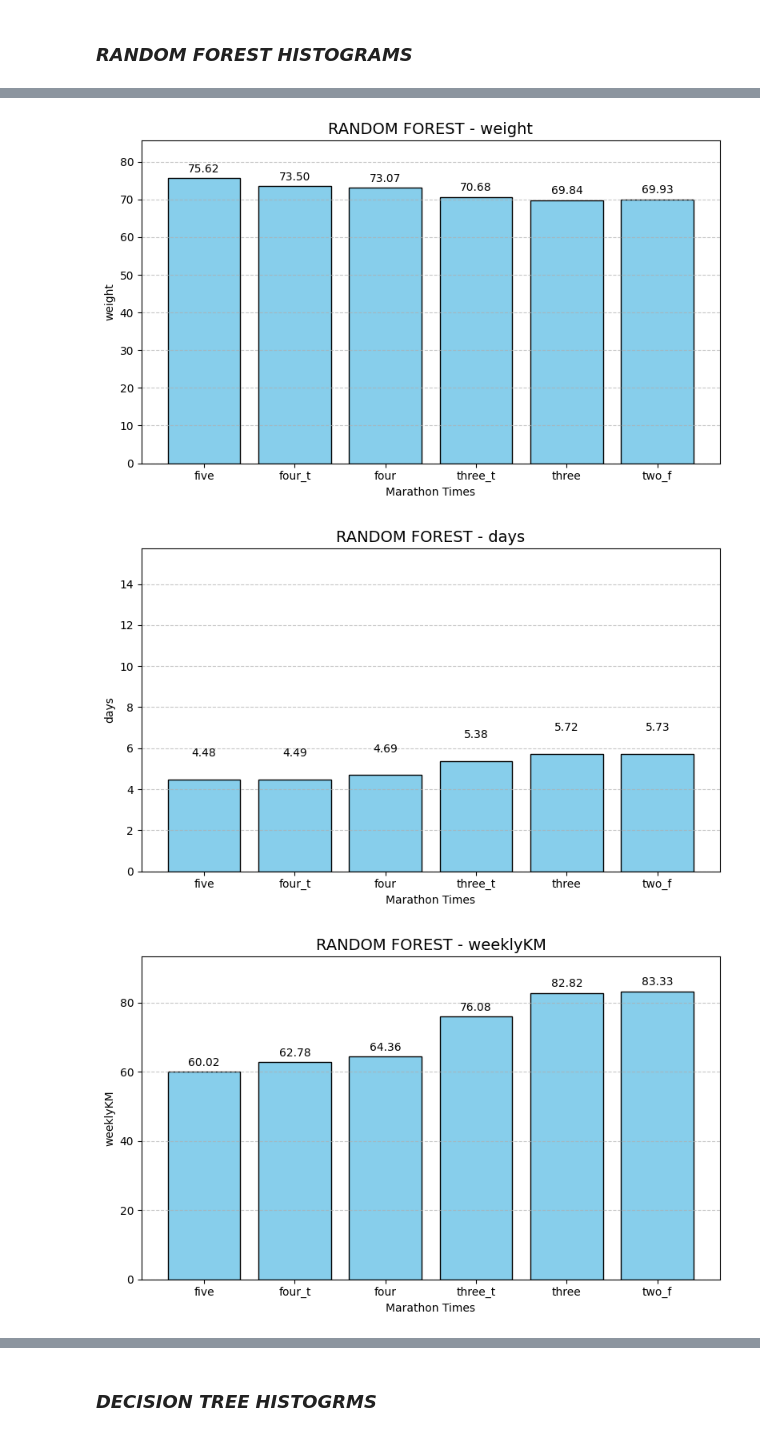
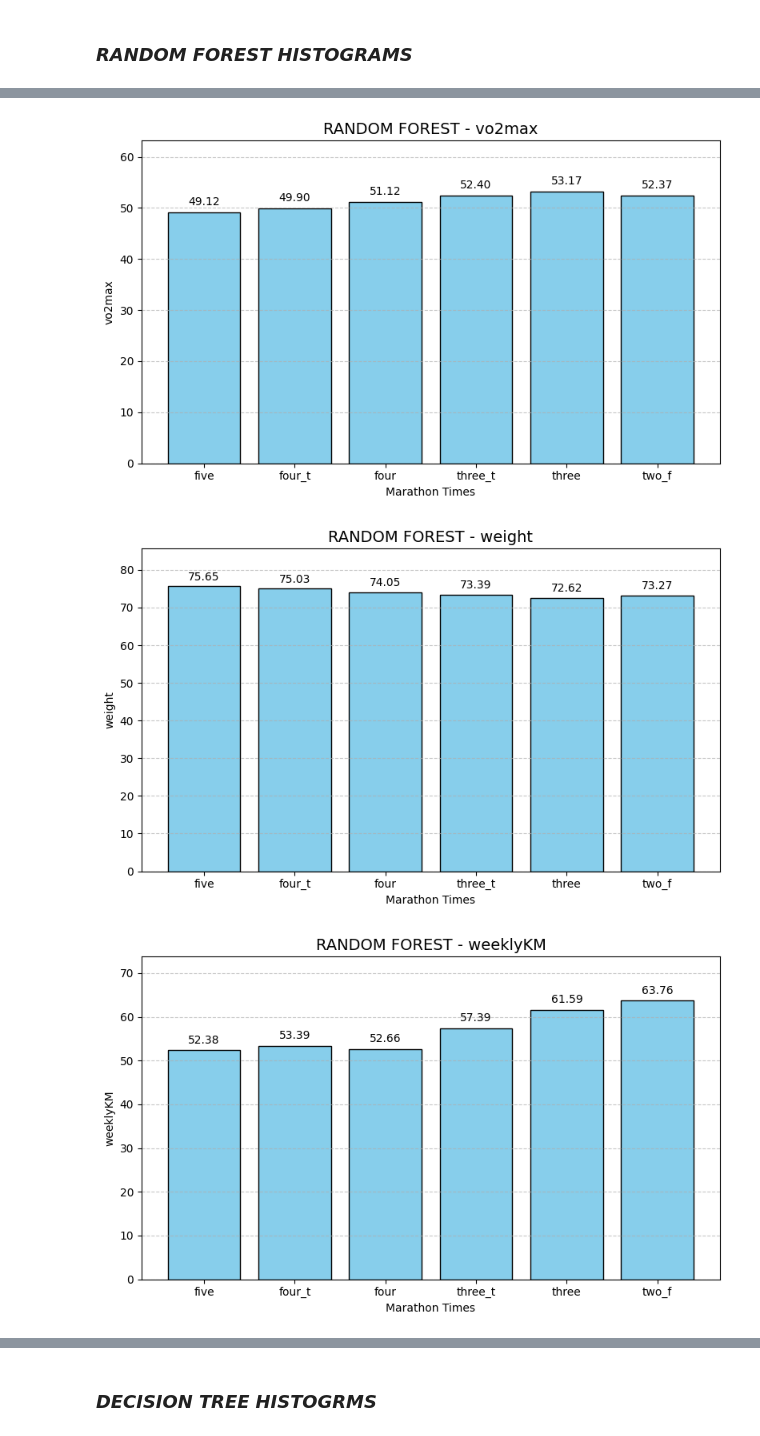
Before and after one commit to lambione/ML-running-thesis, a Jupyter notebook: multiOutputTrees.ipynb, the cells around one changed output, grey strips where cells are left out. Drawn from its saved outputs; the diff is of its cells as text; code cells hidden in the pictures.

```diff
--- a/multiOutputTrees.ipynb
+++ b/multiOutputTrees.ipynb
@@ -1099,31 +1498,35 @@ def run_trial(user_input,regressor,y):
     return realizations_obj
 
 
-def construct_user (time,height,age,yearsTrained) :
+def construct_user (time,height,age,HRmax,days,Halfmarathon_min,FFM) :
     user = {
         'marathon_time_in_minutes': time,
         'height' : height,
         'age' : age,
-        'yearsTrained' : yearsTrained,
+        'HRmax' : HRmax,
+        'days' : days,
+        'Halfmarathon_min' : Halfmarathon_min,
+        'FFM' : FFM,
+        # 'bmi' : bmi
     }
     return user
 
 # NOTE: users is a list of prdiction objects
 def construct_single_feature_user(pred):
     weight = {}
-    days = {}
     weeklyKM = {}
     vo2Max = {}
     times = ['five', 'four_t', 'four', 'three_t', 'three', 'two_f']
 
     # NOTE: a prediction user is an object with weight,days,weeklyKM,vo2max
     for i,p in enumerate(pred):
+        print(p['weight'],p['weeklyKM'],p['vo2max'])
+        vo2Max[times[i]]=p['vo2max']
         weight[times[i]]=p['weight']
-        days[times[i]]=p['days']
         weeklyKM[times[i]]=p['weeklyKM']
-        vo2Max[times[i]]=p['vo2max']
 
-    return weight,days,weeklyKM,vo2Max
+    # NOTE: removed bmi
+    return vo2Max,weight,weeklyKM
 
 # NOTE: returns a list of prediction objects
 def make_trials(regressor,times, unchanged):
@@ -1137,14 +1540,19 @@ def make_trials(regressor,times, unchanged):
 ### __*EXTRA TREE HISTOGRAM*__
 # %%
 # NOTE!! this are unchanged because we need to test results for different times but same metrics to see if actually methods performs
+# NOTE: Partecipant ID - 138
 unchanged = {
-    'height' : 174,
-    'age' : 36,
-    'yearsTrained' : 24,
+    'height' : 175,
+    'age' : 31,
+    'HRmax' : 196,
+    'days' : 4,
+    'Halfmarathon_min' : 93,
+    'FFM' : 62.96
 }
-prediction_arr = list(construct_single_feature_user(make_trials(extra5,[300,270,240,210,180,160],unchanged)))
+
+prediction_arr = list(construct_single_feature_user(make_trials(extra15,[300,270,240,210,180,160],unchanged)))
 
 for i,pred_elem in enumerate(prediction_arr):
-    title = ['weight', 'days', 'weeklyKM', 'vo2Max']
+    title = ['vo2max', 'weight', 'weeklyKM']
     plot_histogram_single_features(pred_elem, f'EXTRA TREE - {title[i]}', title[i],'Marathon Times')
 # %% [output]
@@ -1156,14 +1569,18 @@ for i,pred_elem in enumerate(prediction_arr):
 ### __*RANDOM FOREST HISTOGRAMS*__
 # %%
 # NOTE!! this are unchanged because we need to test results for different times but same metrics to see if actually methods performs
+# NOTE: Partecipant ID - 138
 unchanged = {
-    'height' : 174,
-    'age' : 36,
-    'yearsTrained' : 24,
+    'height' : 175,
+    'age' : 31,
+    'HRmax' : 196,
+    'days' : 4,
+    'Halfmarathon_min' : 93,
+    'FFM' : 62.96
 }
-prediction_arr = list(construct_single_feature_user(make_trials(rf5,[300,270,240,210,180,160],unchanged)))
+prediction_arr = list(construct_single_feature_user(make_trials(rf15,[300,270,240,210,180,160],unchanged)))
 
 for i,pred_elem in enumerate(prediction_arr):
-    title = ['weight', 'days', 'weeklyKM', 'vo2Max']
+    title = ['vo2max', 'weight', 'weeklyKM']
     plot_histogram_single_features(pred_elem, f'RANDOM FOREST - {title[i]}', title[i], 'Marathon Times')
 # %% [output]
@@ -1170,3 +1593,3 @@ for i,pred_elem in enumerate(prediction_arr):
-[figure, old version]
+[figure, new version]
-[figure, old version]
+[figure, new version]
-[figure, old version]
+[figure, new version]
```
Also changed, not shown: parts of 60 cells of this notebook, 1 other file.
